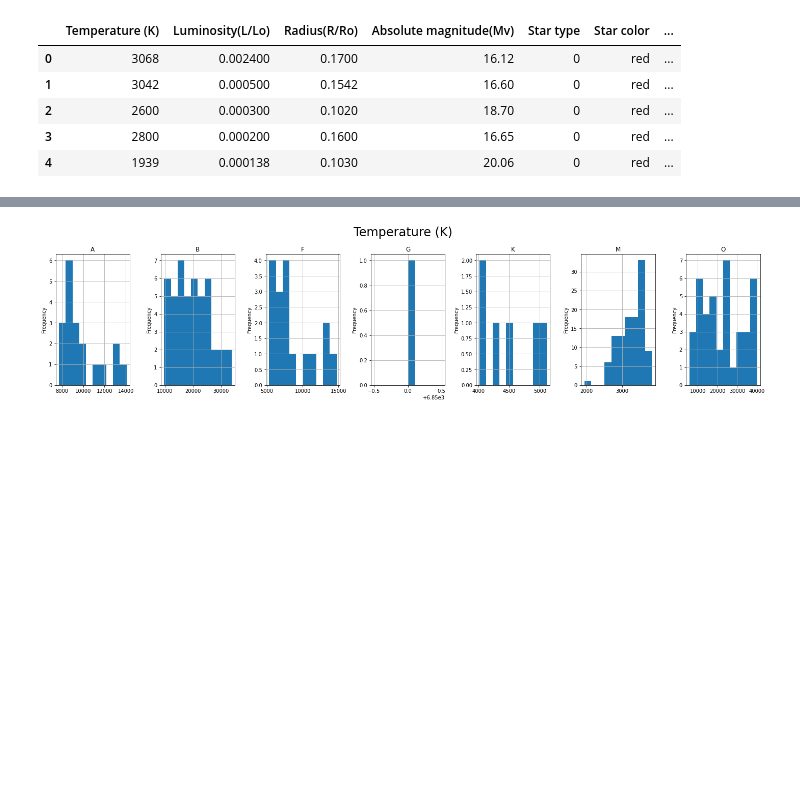
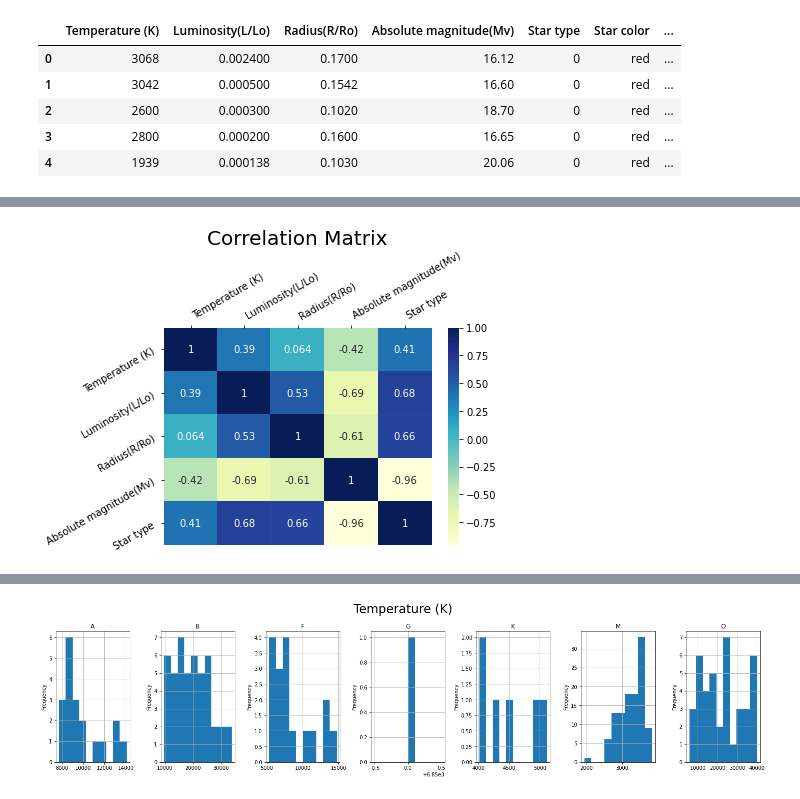
Before and after one commit to annalieNK/star-types, a Jupyter notebook: src/Exploratory Analysis.ipynb, the cells around one changed output, grey strips where cells are left out. Drawn from its saved outputs; the diff is of its cells as text; code cells hidden in the pictures; blank space fills up the shorter version.

```diff
--- a/src/Exploratory Analysis.ipynb
+++ b/src/Exploratory Analysis.ipynb
@@ -30,0 +48,13 @@ Name: Spectral Class, dtype: int64
+# %%
+def plot_correlation(df):
+    corr = df.corr()
+    ax = plt.subplot()
+    sns.heatmap(corr, annot=True, cmap="YlGnBu", ax=ax)
+    ax.set_title('Correlation Matrix', fontsize=20)
+    ax.xaxis.set_ticks_position('top')
+    ax.xaxis.set_ticklabels(corr.columns, rotation=30, horizontalalignment='left')
+    ax.yaxis.set_ticklabels(corr.columns, rotation=30);
+
+plot_correlation(df)
+# %% [output]
+[figure, added]
```
Also changed, not shown: parts of 10 cells of this notebook, 16 other files.
